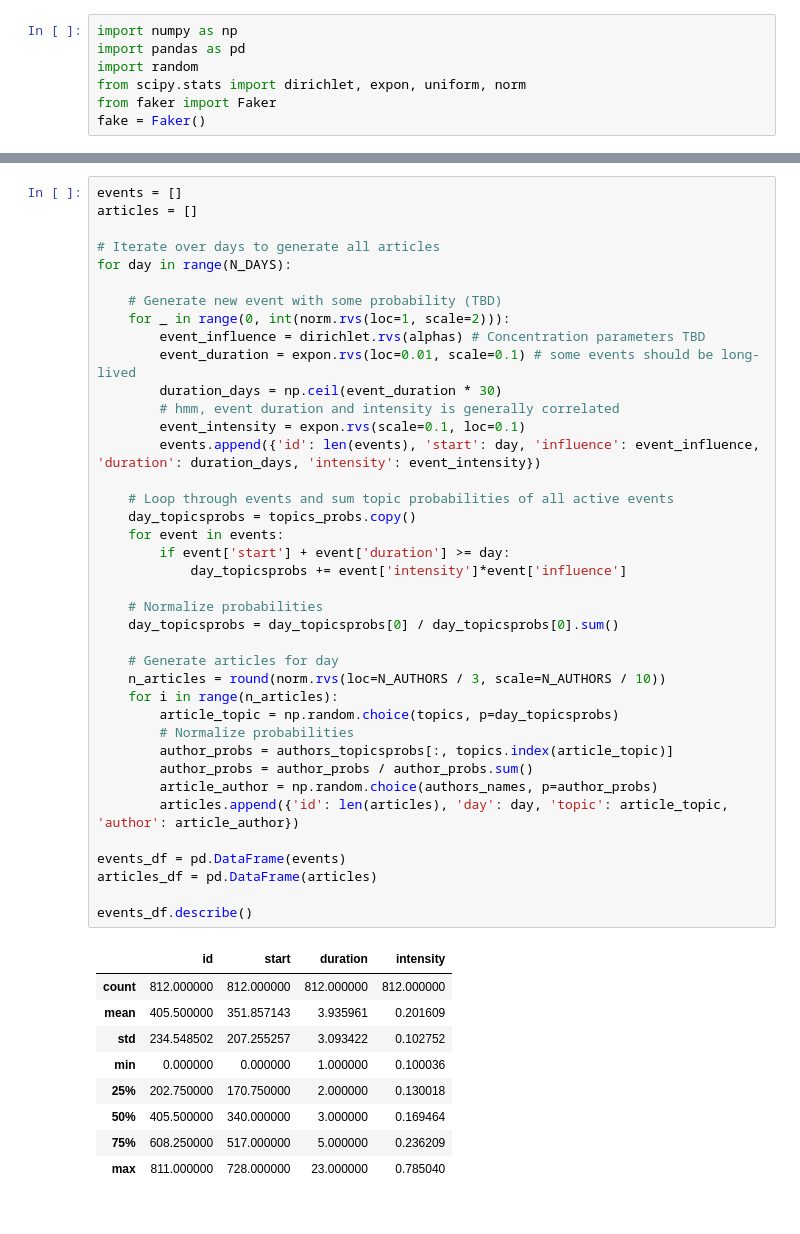
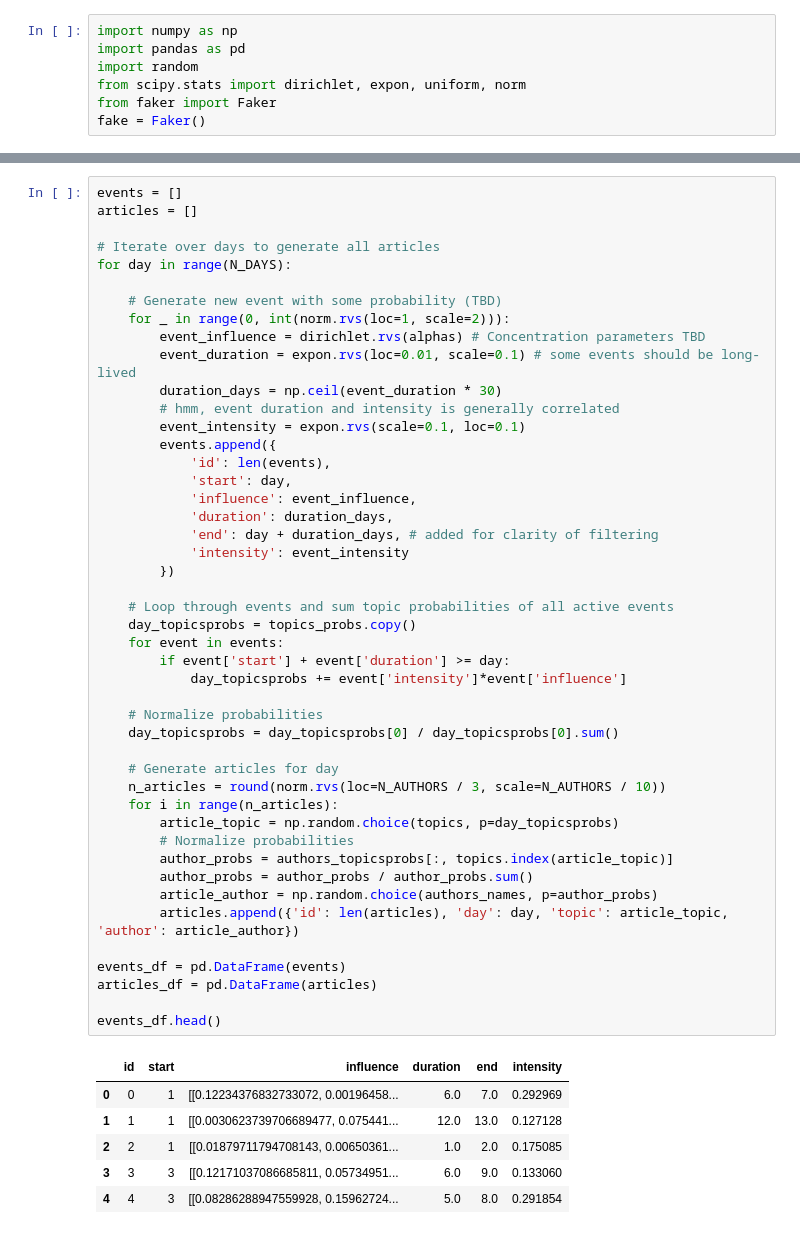
Before and after one commit to drewfeld216/BA2-Game, a Jupyter notebook: simulation.ipynb, the cells around one changed output, grey strips where cells are left out. Cells and saved outputs as stored; diff of their text form.

```diff
--- a/simulation.ipynb
+++ b/simulation.ipynb
@@ -33,44 +34,48 @@ for day in range(N_DAYS):
     for _ in range(0, int(norm.rvs(loc=1, scale=2))):
         event_influence = dirichlet.rvs(alphas) # Concentration parameters TBD
         event_duration = expon.rvs(loc=0.01, scale=0.1) # some events should be long-lived
         duration_days = np.ceil(event_duration * 30)
         # hmm, event duration and intensity is generally correlated
         event_intensity = expon.rvs(scale=0.1, loc=0.1)
-        events.append({'id': len(events), 'start': day, 'influence': event_influence, 'duration': duration_days, 'intensity': event_intensity})
+        events.append({
+            'id': len(events),
+            'start': day,
+            'influence': event_influence,
+            'duration': duration_days,
+            'end': day + duration_days, # added for clarity of filtering
+            'intensity': event_intensity
+        })
 
     # Loop through events and sum topic probabilities of all active events
     day_topicsprobs = topics_probs.copy()
     for event in events:
         if event['start'] + event['duration'] >= day:
             day_topicsprobs += event['intensity']*event['influence']
 
     # Normalize probabilities
     day_topicsprobs = day_topicsprobs[0] / day_topicsprobs[0].sum()
 
     # Generate articles for day
     n_articles = round(norm.rvs(loc=N_AUTHORS / 3, scale=N_AUTHORS / 10))
     for i in range(n_articles):
         article_topic = np.random.choice(topics, p=day_topicsprobs)
         # Normalize probabilities
         author_probs = authors_topicsprobs[:, topics.index(article_topic)]
         author_probs = author_probs / author_probs.sum()
         article_author = np.random.choice(authors_names, p=author_probs)
         articles.append({'id': len(articles), 'day': day, 'topic': article_topic, 'author': article_author})
 
 events_df = pd.DataFrame(events)
 articles_df = pd.DataFrame(articles)
 
-events_df.describe()
+events_df.head()
 # %% [output]
-|  | id | start | duration | intensity |
-| count | 812.000000 | 812.000000 | 812.000000 | 812.000000 |
-| mean | 405.500000 | 351.857143 | 3.935961 | 0.201609 |
-| std | 234.548502 | 207.255257 | 3.093422 | 0.102752 |
-| min | 0.000000 | 0.000000 | 1.000000 | 0.100036 |
-| 25% | 202.750000 | 170.750000 | 2.000000 | 0.130018 |
-| 50% | 405.500000 | 340.000000 | 3.000000 | 0.169464 |
-| 75% | 608.250000 | 517.000000 | 5.000000 | 0.236209 |
-| max | 811.000000 | 728.000000 | 23.000000 | 0.785040 |
+|  | id | start | influence | duration | end | intensity |
+| 0 | 0 | 1 | [[0.12234376832733072, 0.00196458... | 6.0 | 7.0 | 0.292969 |
+| 1 | 1 | 1 | [[0.0030623739706689477, 0.075441... | 12.0 | 13.0 | 0.127128 |
+| 2 | 2 | 1 | [[0.01879711794708143, 0.00650361... | 1.0 | 2.0 | 0.175085 |
+| 3 | 3 | 3 | [[0.12171037086685811, 0.05734951... | 6.0 | 9.0 | 0.133060 |
+| 4 | 4 | 3 | [[0.08286288947559928, 0.15962724... | 5.0 | 8.0 | 0.291854 |
 # %%
 articles_df.describe()
 # %% [output]
```
Also changed, not shown: parts of 7 cells of this notebook, 3 other files.
